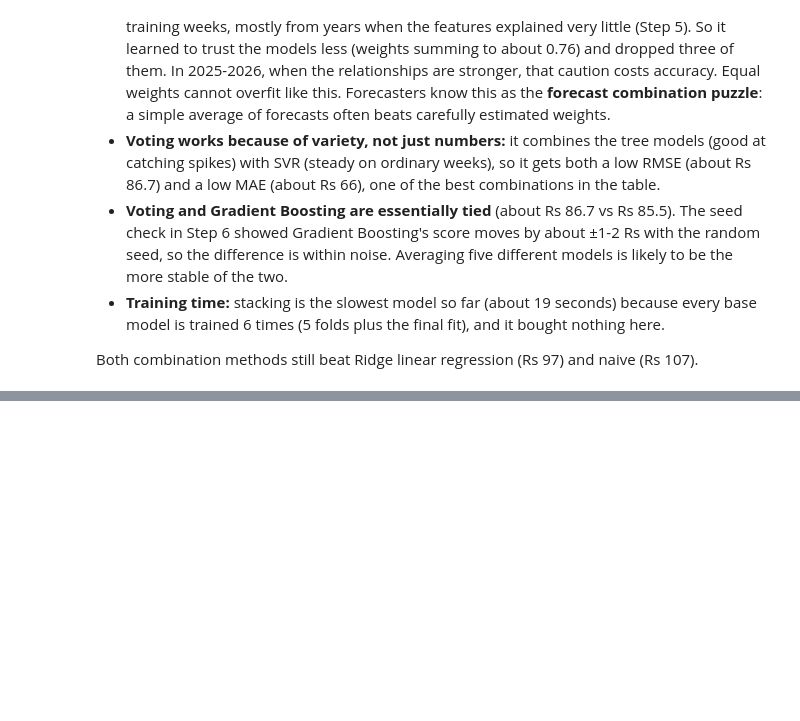
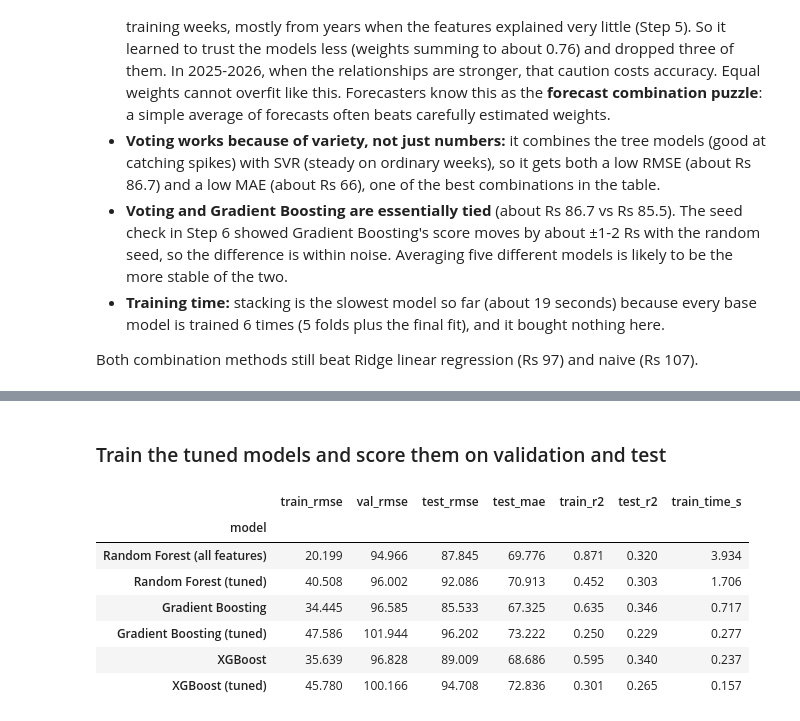
Before and after one commit to renulucshmi/pettah-beans-price-forecast, a Jupyter notebook: ensemble_assignment.ipynb, the cells around one changed output, grey strips where cells are left out. Saved outputs shown, nothing was run; the diff lists cells and outputs as text; code cells hidden in the pictures; blank space fills up the shorter version.

Commit message:
Step 8: hyperparameter tuning with time-series CV and interpretation

```diff
--- a/ensemble_assignment.ipynb
+++ b/ensemble_assignment.ipynb
@@ -1120,0 +1120,7 @@ res.to_csv("results/results_step7_stacking_voting.csv")
+# %%
+from sklearn.model_selection import RandomizedSearchCV, TimeSeriesSplit, cross_val_score
+
+tscv = TimeSeriesSplit(n_splits=5)
+for k, (tr_idx, te_idx) in enumerate(tscv.split(X_train), 1):
+    print(f"Fold {k}: train on {len(tr_idx)} weeks (to {X_train.index[tr_idx[-1]].date()}), "
+          f"test on {len(te_idx)} weeks ({X_train.index[te_idx[0]].date()} to {X_train.index[te_idx[-1]].date()})")
@@ -1120,0 +1194,17 @@ res.to_csv("results/results_step7_stacking_voting.csv")
+# %%
+untuned = {
+    "Random Forest": RandomForestRegressor(n_estimators=200, random_state=42, n_jobs=-1),
+    "Gradient Boosting": GradientBoostingRegressor(n_estimators=n_trees["Gradient Boosting"], learning_rate=0.03,
+                                                   max_depth=3, subsample=0.8, random_state=42),
+    "XGBoost": XGBRegressor(n_estimators=n_trees["XGBoost"], learning_rate=0.03, max_depth=3, subsample=0.8,
+                            colsample_bytree=0.8, random_state=42),
+}
+cv_compare = pd.DataFrame({
+    "CV RMSE (Steps 5-6 settings)": {n: -cross_val_score(m, X_train, y_train, cv=tscv,
+                                                         scoring="neg_root_mean_squared_error").mean()
+                                     for n, m in untuned.items()},
+    "CV RMSE (tuned)": {n: -searches[n].best_score_ for n in untuned},
+})
+naive_cv = np.mean([np.sqrt(np.mean(y_train.iloc[te_idx] ** 2)) for _, te_idx in tscv.split(X_train)])
+print(f"Naive (no change) CV RMSE: {naive_cv:.4f}")
+cv_compare.round(4)
@@ -1120,0 +1219,27 @@ res.to_csv("results/results_step7_stacking_voting.csv")
+# %% [markdown]
+### Train the tuned models and score them on validation and test
+# %%
+tuned_models = {
+    "Random Forest (tuned)": RandomForestRegressor(n_estimators=500, random_state=42, n_jobs=-1,
+                                                   **best_params["Random Forest"]),
+    "Gradient Boosting (tuned)": GradientBoostingRegressor(random_state=42, **best_params["Gradient Boosting"]),
+    "XGBoost (tuned)": XGBRegressor(random_state=42, **best_params["XGBoost"]),
+}
+for name, m in tuned_models.items():
+    t0 = time.perf_counter()
+    m.fit(X_train, y_train)
+    t = time.perf_counter() - t0
+    add_result(name, m.predict(X_train), m.predict(X_val), m.predict(X_test), t)
+
+res = pd.DataFrame(results).set_index("model")
+res.loc[["Random Forest (all features)", "Random Forest (tuned)", "Gradient Boosting", "Gradient Boosting (tuned)",
+         "XGBoost", "XGBoost (tuned)"]].round(3)
+# %% [output]
+|  | train_rmse | val_rmse | test_rmse | test_mae | train_r2 | test_r2 | train_time_s |
+| model |  |  |  |  |  |  |  |
+| Random Forest (all features) | 20.199 | 94.966 | 87.845 | 69.776 | 0.871 | 0.320 | 3.934 |
+| Random Forest (tuned) | 40.508 | 96.002 | 92.086 | 70.913 | 0.452 | 0.303 | 1.706 |
+| Gradient Boosting | 34.445 | 96.585 | 85.533 | 67.325 | 0.635 | 0.346 | 0.717 |
+| Gradient Boosting (tuned) | 47.586 | 101.944 | 96.202 | 73.222 | 0.250 | 0.229 | 0.277 |
+| XGBoost | 35.639 | 96.828 | 89.009 | 68.686 | 0.595 | 0.340 | 0.237 |
+| XGBoost (tuned) | 45.780 | 100.166 | 94.708 | 72.836 | 0.301 | 0.265 | 0.157 |
```
Also changed, not shown: parts of 17 cells of this notebook, 5 other files.
